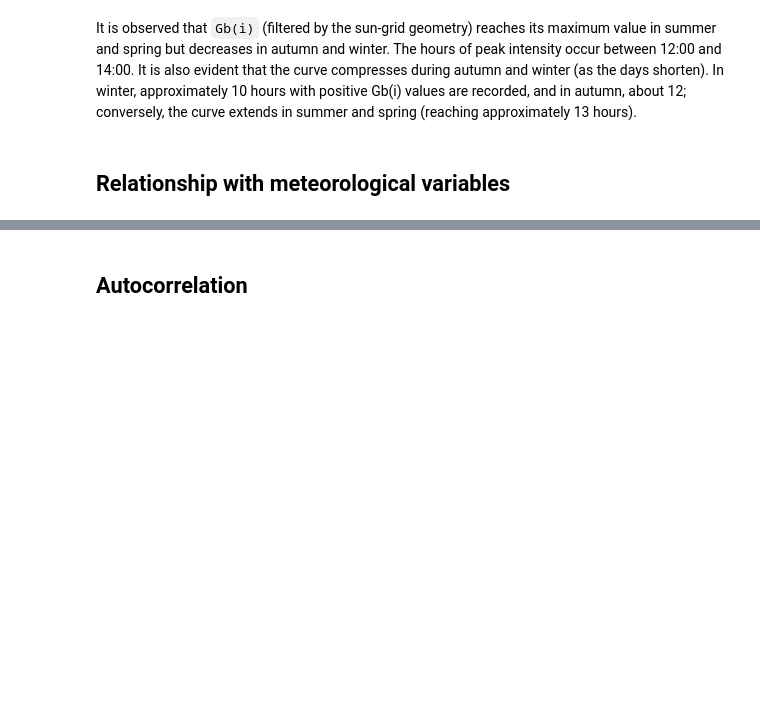
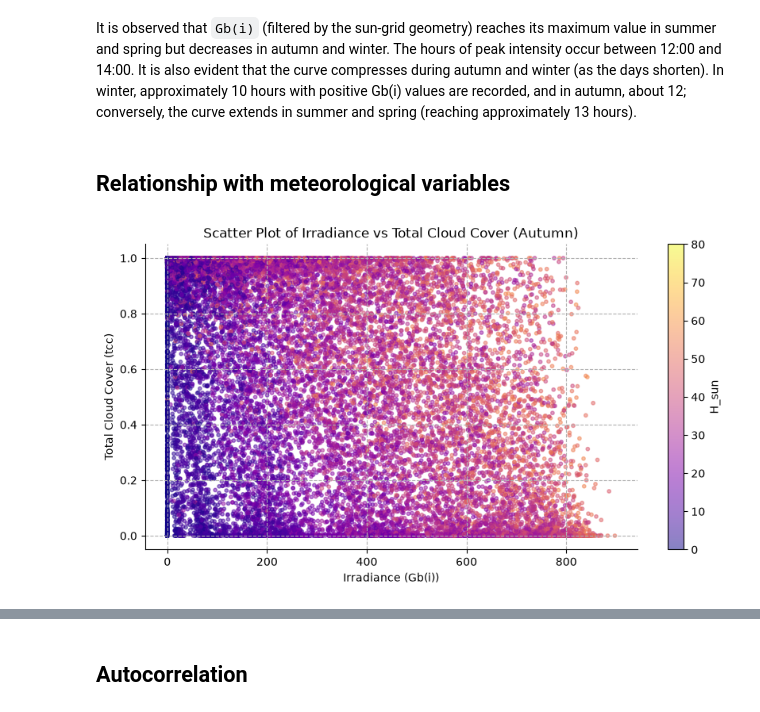
Before and after one commit to codingisads/solar-energy-forecast, a Jupyter notebook: notebooks/03_eda.ipynb, the cells around one changed output, grey strips where cells are left out. Cells and saved outputs as stored; diff of their text form; code cells hidden in the pictures; blank space fills up the shorter version.

```diff
--- a/notebooks/03_eda.ipynb
+++ b/notebooks/03_eda.ipynb
@@ -96,0 +96,4 @@ It is also evident that the curve compresses during autumn and winter (as the da
+# %%
+scatter_tcc_gbi_by_season(seasonal_data, 'Gb(i)','Irradiance','tcc','Total Cloud Cover', 'Autumn')
+# %% [output]
+[figure, added]
```
Also changed, not shown: parts of 5 cells of this notebook, 1 other file.
